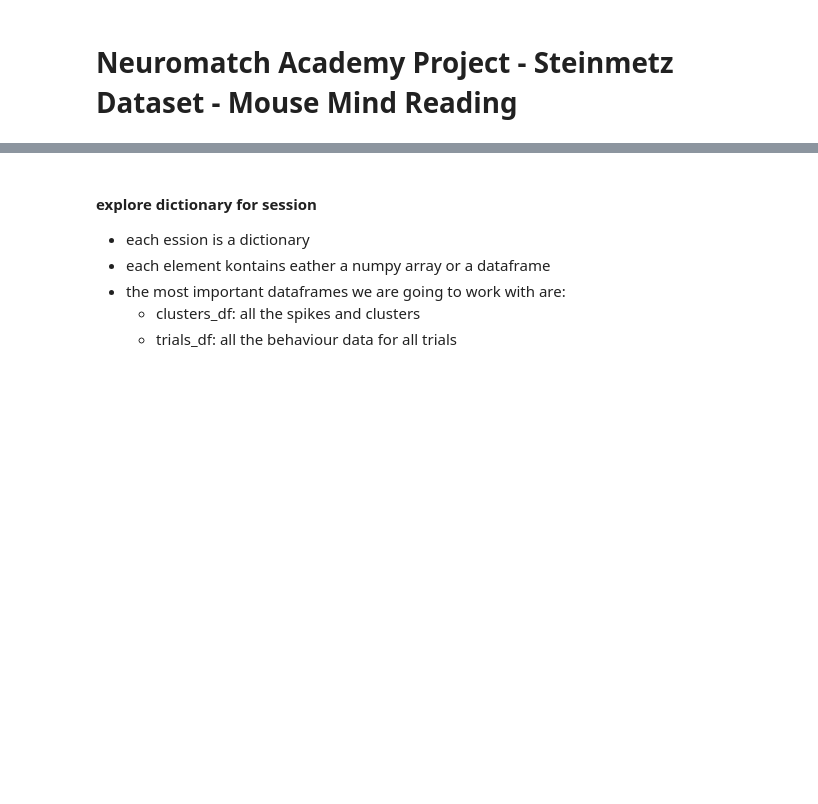
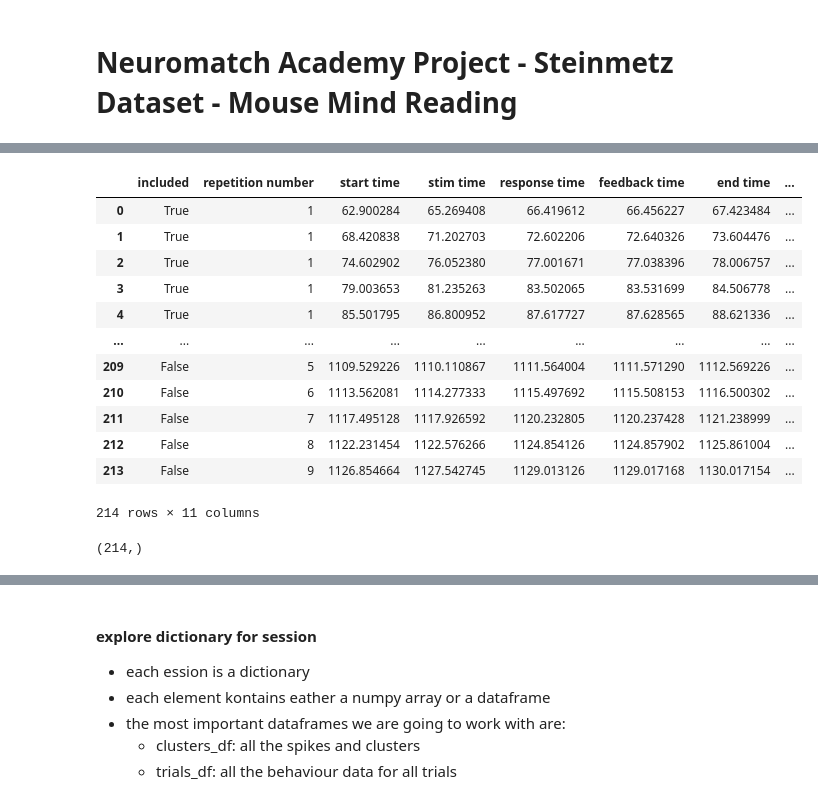
Before and after one commit to KceniaB/NMA_project, a Jupyter notebook: max_project.ipynb, the cells around one changed output, grey strips where cells are left out. Saved outputs shown, nothing was run; the diff lists cells and outputs as text; code cells hidden in the pictures; blank space fills up the shorter version.

```diff
--- a/max_project.ipynb
+++ b/max_project.ipynb
@@ -29,14 +29,11 @@ drive.mount('/content/gdrive')
 # link to parent folder with all datasets
 #main_folder = "/content/gdrive/My Drive/3 Projekte/Neuromatch Summer School/Projekt/steinmetz_dataset"
 #main_folder = "C:/Users/User/Google Drive/3 Projekte/Neuromatch Summer School/Projekt/steinmetz_dataset"
-main_folder = "Z:/3 Projekte/Neuromatch Summer School/Projekt/steinmetz_dataset"
+#main_folder = "Z:/3 Projekte/Neuromatch Summer School/Projekt/steinmetz_dataset"
+main_folder = "E:/3 Projekte/Neuromatch Summer School/Projekt/steinmetz_dataset"
 
 # create session object
 nma_obj = NMA_project(main_folder)
 
 # default session is initialized, extract interesting dataframes in dedicated variables
 session = nma_obj.std_session
-channels_df = session['channels_df']
-spikes_df = session['spikes_df']
-clusters_df = session['clusters_df']
-trials_df = session['trials_df']
@@ -42,0 +135,2 @@ trials_df = session['trials_df']
+# %%
+response_times, visual_times, gocue_times, feedback_times, interval_times, rsp, feedback, gocue, interval = nma_obj.get_event_times(folder)
@@ -42,0 +157,38 @@ trials_df = session['trials_df']
+# %%
+trials_df = pd.DataFrame({'included':included_tr,
+            'repetition number':rep_nrs,
+            'start time':interval_times[:,0],
+            'stim time':visual_times[:ntrials, :].flatten(),
+            #'go cue':gocue_times,
+            'response time':response_times.flatten(),
+            'feedback time':feedback_times.flatten(),
+            'end time':interval_times[:,1],
+            'stim contrast left':vis_left[:ntrials].flatten(),
+            'stim contrast right':vis_right[:ntrials].flatten(),
+            'response choice':response,
+            'feedback type':feedback_type,
+            })
+trials_df = trials_df.astype(dtype= {"repetition number":"int8",
+                                     'stim contrast left':'int8',
+                                     'stim contrast right':'int8',
+                                     'response choice': 'int8',
+                                     'feedback type':'int8'
+                                    })
+# %% [output]
+|  | included | repetition number | start time | stim time | response time | feedback time | end time | ... |
+| 0 | True | 1 | 62.900284 | 65.269408 | 66.419612 | 66.456227 | 67.423484 | ... |
+| 1 | True | 1 | 68.420838 | 71.202703 | 72.602206 | 72.640326 | 73.604476 | ... |
+| 2 | True | 1 | 74.602902 | 76.052380 | 77.001671 | 77.038396 | 78.006757 | ... |
+| 3 | True | 1 | 79.003653 | 81.235263 | 83.502065 | 83.531699 | 84.506778 | ... |
+| 4 | True | 1 | 85.501795 | 86.800952 | 87.617727 | 87.628565 | 88.621336 | ... |
+| ... | ... | ... | ... | ... | ... | ... | ... | ... |
+| 209 | False | 5 | 1109.529226 | 1110.110867 | 1111.564004 | 1111.571290 | 1112.569226 | ... |
+| 210 | False | 6 | 1113.562081 | 1114.277333 | 1115.497692 | 1115.508153 | 1116.500302 | ... |
+| 211 | False | 7 | 1117.495128 | 1117.926592 | 1120.232805 | 1120.237428 | 1121.238999 | ... |
+| 212 | False | 8 | 1122.231454 | 1122.576266 | 1124.854126 | 1124.857902 | 1125.861004 | ... |
+| 213 | False | 9 | 1126.854664 | 1127.542745 | 1129.013126 | 1129.017168 | 1130.017154 | ... |
+214 rows × 11 columns
+# %%
+feedback_type.shape
+# %% [output]
+(214,)
```
Also changed, not shown: parts of 11 cells of this notebook, 4 other files.
